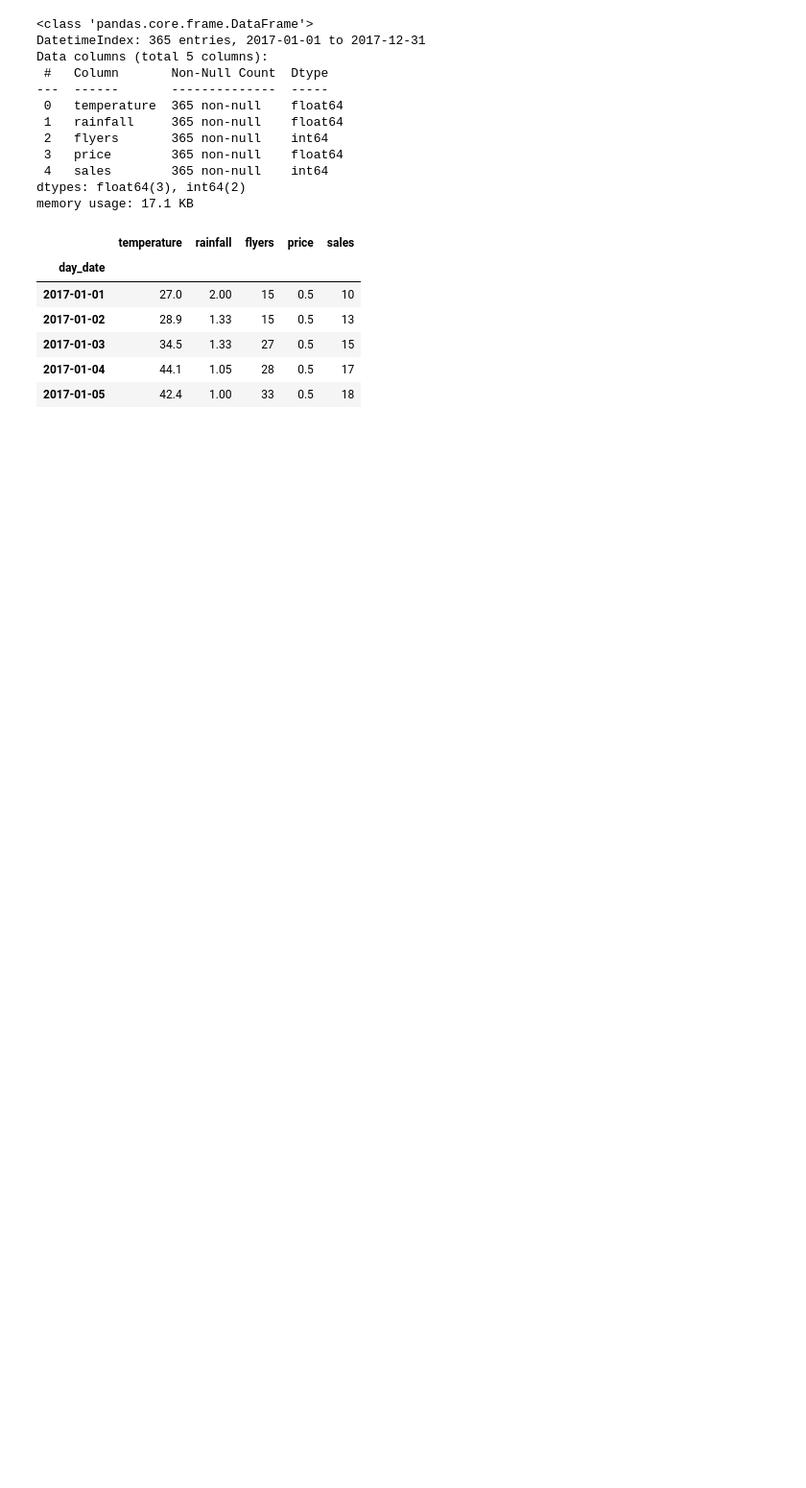
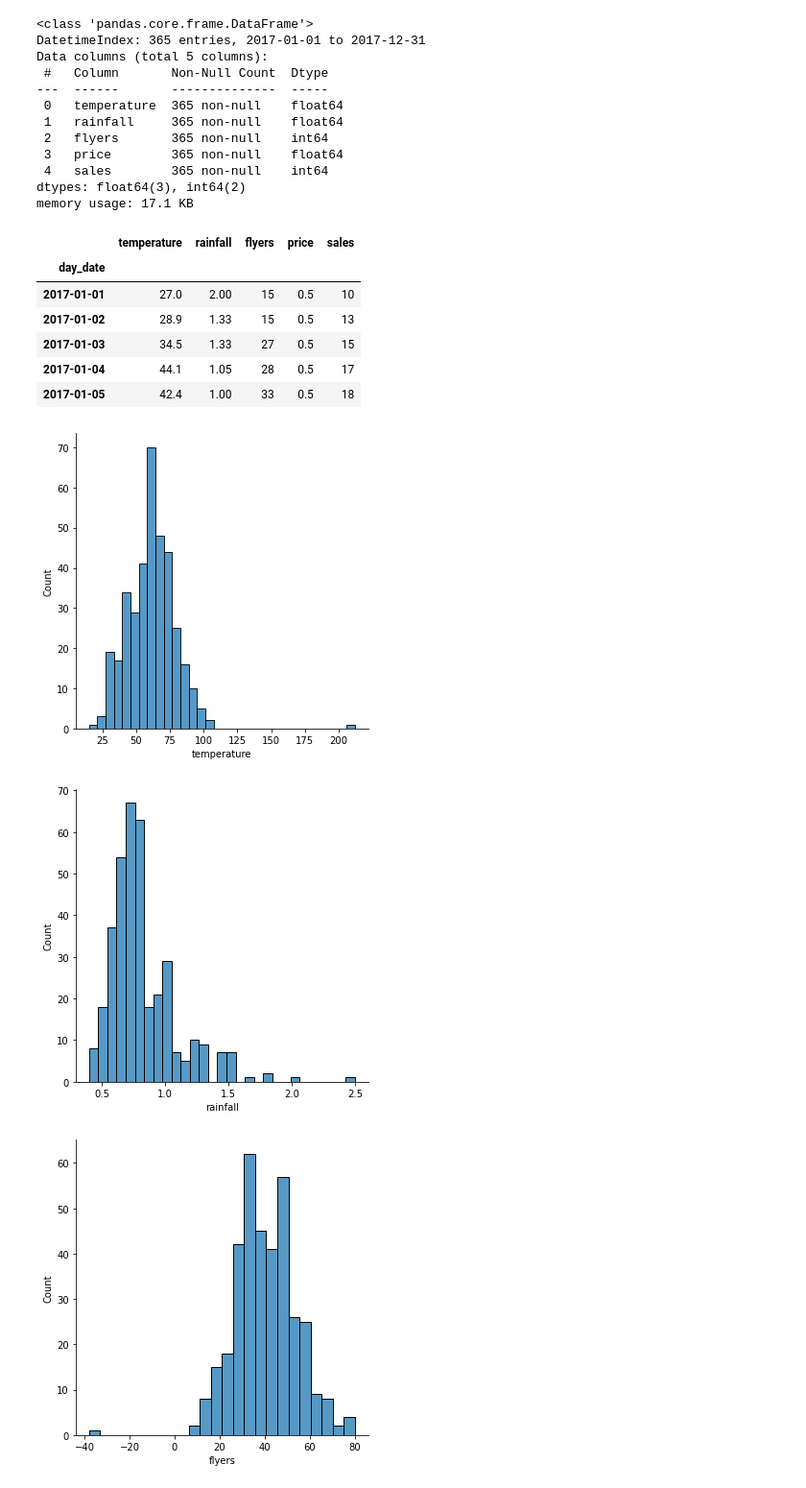
Before and after one commit to tarrencen/anomaly-detection-exercises, a Jupyter notebook: continuous_probabilistic_methods.ipynb, the cells around one changed output. Shown: that part at 96% size. Cells and saved outputs as stored; diff of their text form; code cells hidden in the pictures; blank space fills up the shorter version.

```diff
--- a/continuous_probabilistic_methods.ipynb
+++ b/continuous_probabilistic_methods.ipynb
@@ -60,0 +60,4 @@ df.head()
+# %%
+df.day_date = pd.to_datetime(df.day_date)
+
+df.head()
@@ -60,0 +71,3 @@ df.head()
+# %%
+df = df.set_index(df.day_date)
+df.info()
@@ -82,3 +111,11 @@ memory usage: 17.1 KB
 | 2017-01-03 | 34.5 | 1.33 | 27 | 0.5 | 15 |
 | 2017-01-04 | 44.1 | 1.05 | 28 | 0.5 | 17 |
 | 2017-01-05 | 42.4 | 1.00 | 33 | 0.5 | 18 |
+# %%
+for col in df.columns:
+    sns.displot(data=df, x=df[col])
+    plt.show()
+# %% [output]
+[figure, added]
+[figure, added]
+[figure, added]
```
Also changed, not shown: parts of 5 cells of this notebook.
